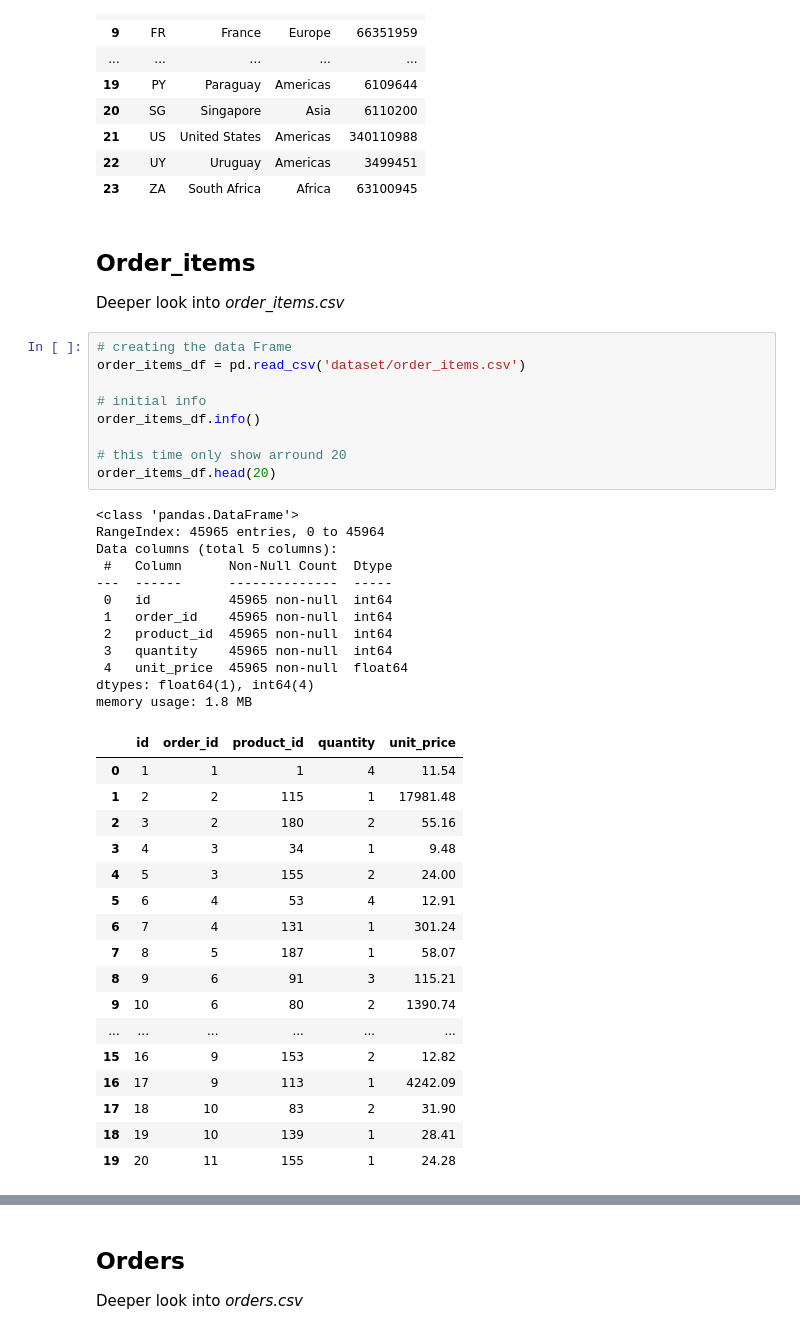
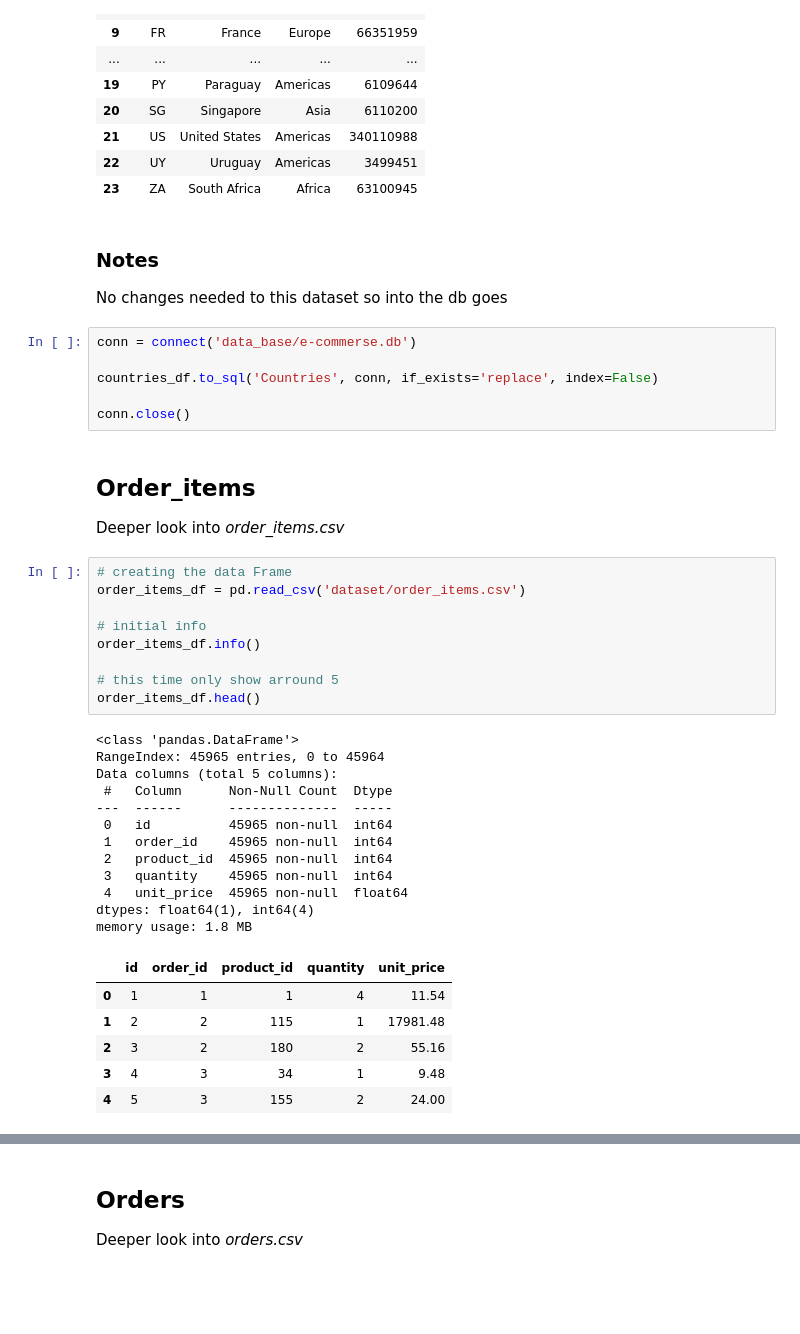
Before and after one commit to SadCloud03/e-commerse-inter-situation, a Jupyter notebook: dataBaseModel.ipynb, the cells around one changed output, grey strips where cells are left out. Cells and saved outputs as stored; diff of their text form; blank space fills up the shorter version.

Commit message:
feat: added all datasets that were ready to insert
- dataBaseModel.ipynb contain now every note and insert in the data base, except the ShippingRegios.csv that i have to take a look at

```diff
--- a/dataBaseModel.ipynb
+++ b/dataBaseModel.ipynb
@@ -103,45 +113,43 @@ memory usage: 900.0 bytes
 | 21 | US | United States | Americas | 340110988 |
 | 22 | UY | Uruguay | Americas | 3499451 |
 | 23 | ZA | South Africa | Africa | 63100945 |
+# %% [markdown]
+### Notes
+No changes needed to this dataset so into the db goes
+# %%
+conn = connect('data_base/e-commerse.db')
+
+countries_df.to_sql('Countries', conn, if_exists='replace', index=False)
+
+conn.close()
 # %% [markdown]
 ## Order_items
 Deeper look into *order_items.csv*
 # %%
 # creating the data Frame
 order_items_df = pd.read_csv('dataset/order_items.csv')
 
 # initial info
 order_items_df.info()
 
-# this time only show arround 20
-order_items_df.head(20)
+# this time only show arround 5
+order_items_df.head()
 # %% [output]
 <class 'pandas.DataFrame'>
 RangeIndex: 45965 entries, 0 to 45964
 Data columns (total 5 columns):
  #   Column      Non-Null Count  Dtype
 ---  ------      --------------  -----
  0   id          45965 non-null  int64
  1   order_id    45965 non-null  int64
  2   product_id  45965 non-null  int64
  3   quantity    45965 non-null  int64
  4   unit_price  45965 non-null  float64
 dtypes: float64(1), int64(4)
 memory usage: 1.8 MB
 |  | id | order_id | product_id | quantity | unit_price |
 | 0 | 1 | 1 | 1 | 4 | 11.54 |
 | 1 | 2 | 2 | 115 | 1 | 17981.48 |
 | 2 | 3 | 2 | 180 | 2 | 55.16 |
 | 3 | 4 | 3 | 34 | 1 | 9.48 |
 | 4 | 5 | 3 | 155 | 2 | 24.00 |
-| 5 | 6 | 4 | 53 | 4 | 12.91 |
-| 6 | 7 | 4 | 131 | 1 | 301.24 |
-| 7 | 8 | 5 | 187 | 1 | 58.07 |
-| 8 | 9 | 6 | 91 | 3 | 115.21 |
-| 9 | 10 | 6 | 80 | 2 | 1390.74 |
-| ... | ... | ... | ... | ... | ... |
-| 15 | 16 | 9 | 153 | 2 | 12.82 |
-| 16 | 17 | 9 | 113 | 1 | 4242.09 |
-| 17 | 18 | 10 | 83 | 2 | 31.90 |
-| 18 | 19 | 10 | 139 | 1 | 28.41 |
-| 19 | 20 | 11 | 155 | 1 | 24.28 |
```
Also changed, not shown: parts of 20 cells of this notebook, 2 other files.
